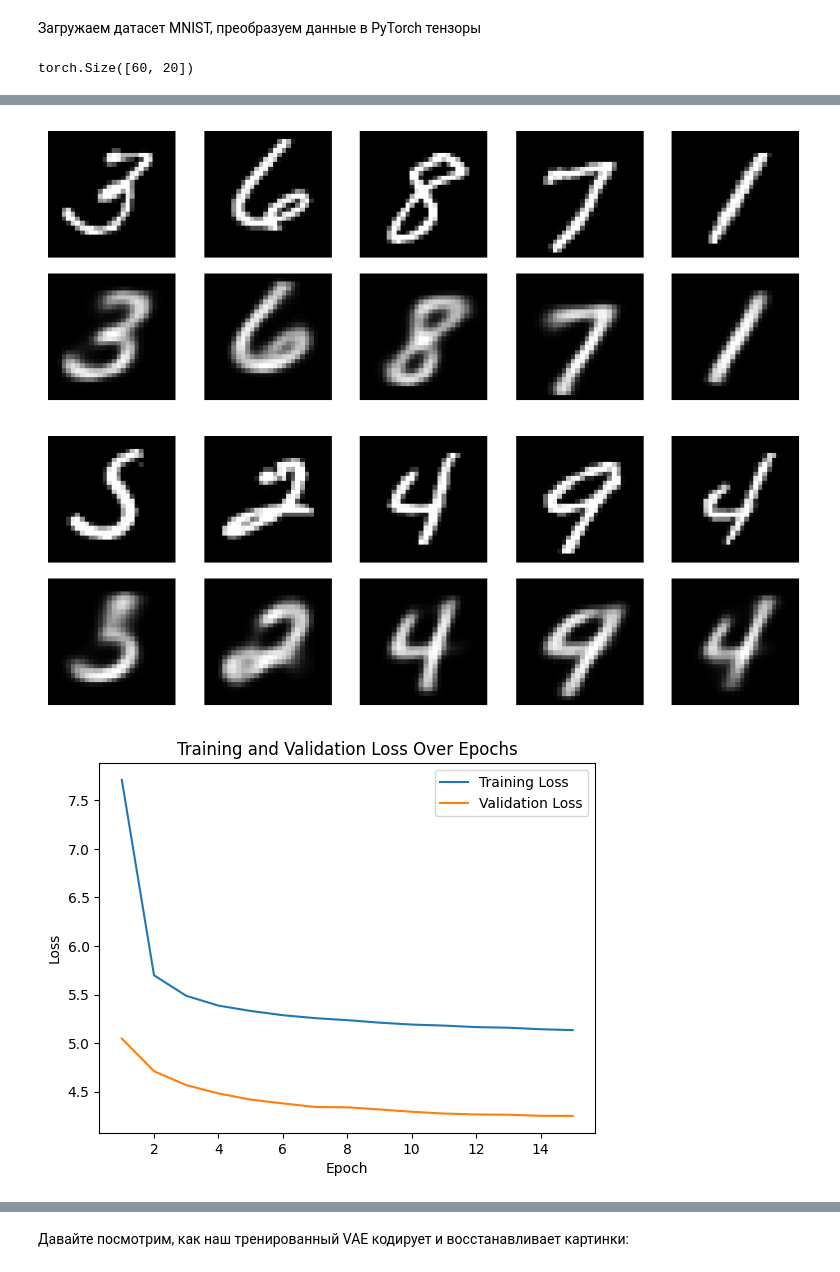
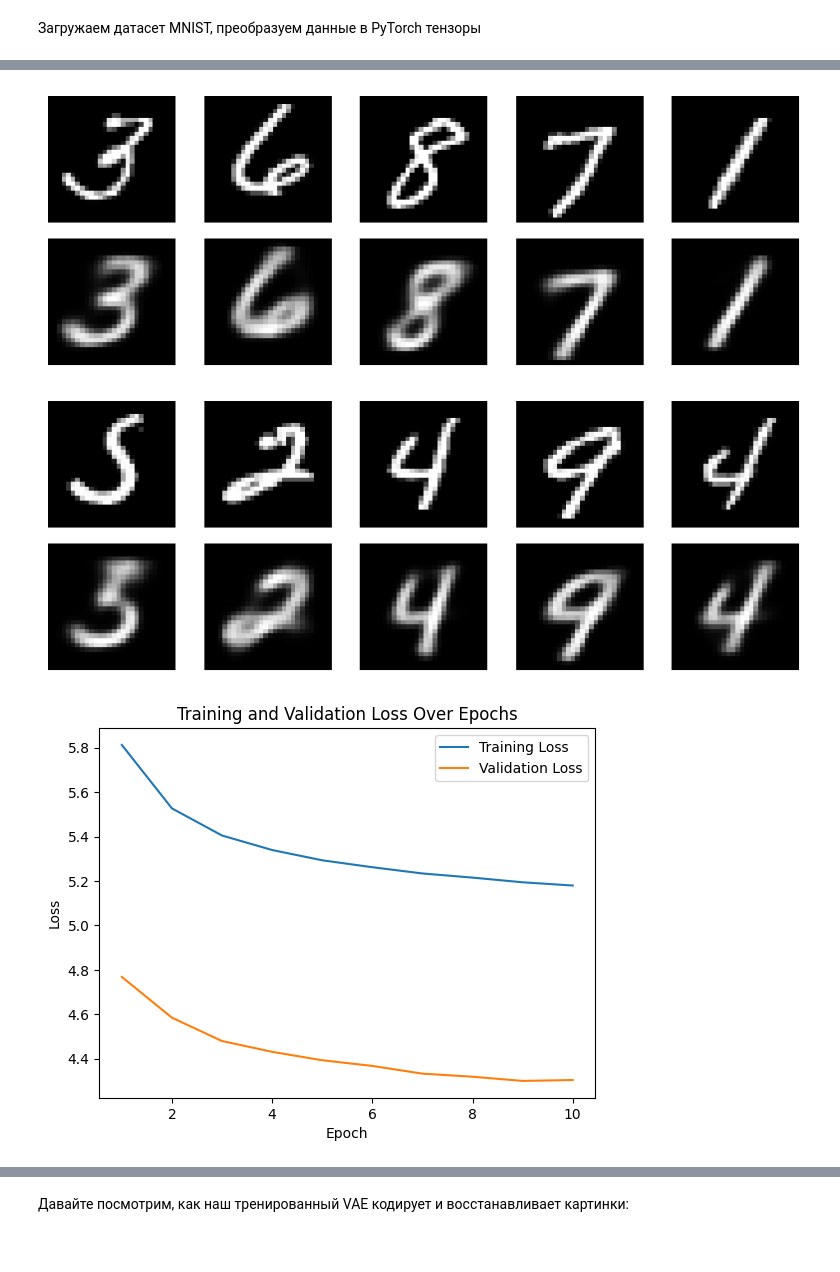
Before and after one commit to stepan-zykov/DLS, a Jupyter notebook: AutoEncoder/mnist_vae.ipynb, the cells around one changed output, grey strips where cells are left out. Drawn from its saved outputs; the diff is of its cells as text; code cells hidden in the pictures.

```diff
--- a/AutoEncoder/mnist_vae.ipynb
+++ b/AutoEncoder/mnist_vae.ipynb
@@ -141,14 +141,6 @@ class VAE(nn.Module):
         mu, log_var = self.encode(x)
         reconstruction = self.decode(mu, log_var)
         return mu, log_var, reconstruction
-# %%
-x = next(iter(train_loader))[0].to(device)
-# %%
-mu, log_var = autoencoder.encode(x)
-# %%
-mu.shape
-# %% [output]
-torch.Size([60, 20])
 # %%
 def KL_divergence(mu, log_var):
     """
@@ -211,5 +203,5 @@ def train(model, optimizer, loss_fn, train_loader, val_loader, n_epochs=10):
 
     return train_losses, val_losses
 # %%
-train_losses, val_losses = train(autoencoder, optimizer, criterion, train_loader, val_loader, 15)
+train_losses, val_losses = train(autoencoder, optimizer, criterion, train_loader, val_loader, 10)
 # %% [output]
@@ -217,3 +209,3 @@ train_losses, val_losses = train(autoencoder, optimizer, criterion, train_loader
 [figure]
 [figure]
-[figure, old version]
+[figure, new version]
```
Also changed, not shown: parts of 20 cells of this notebook.
